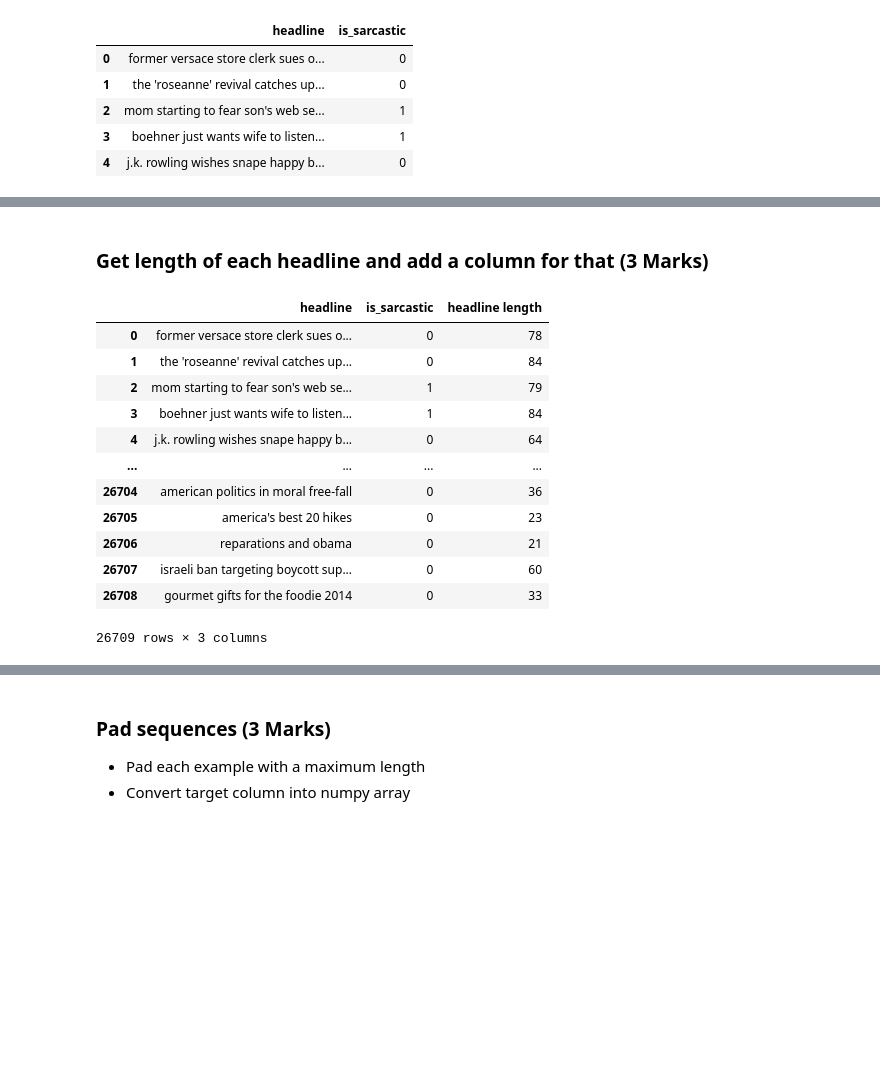
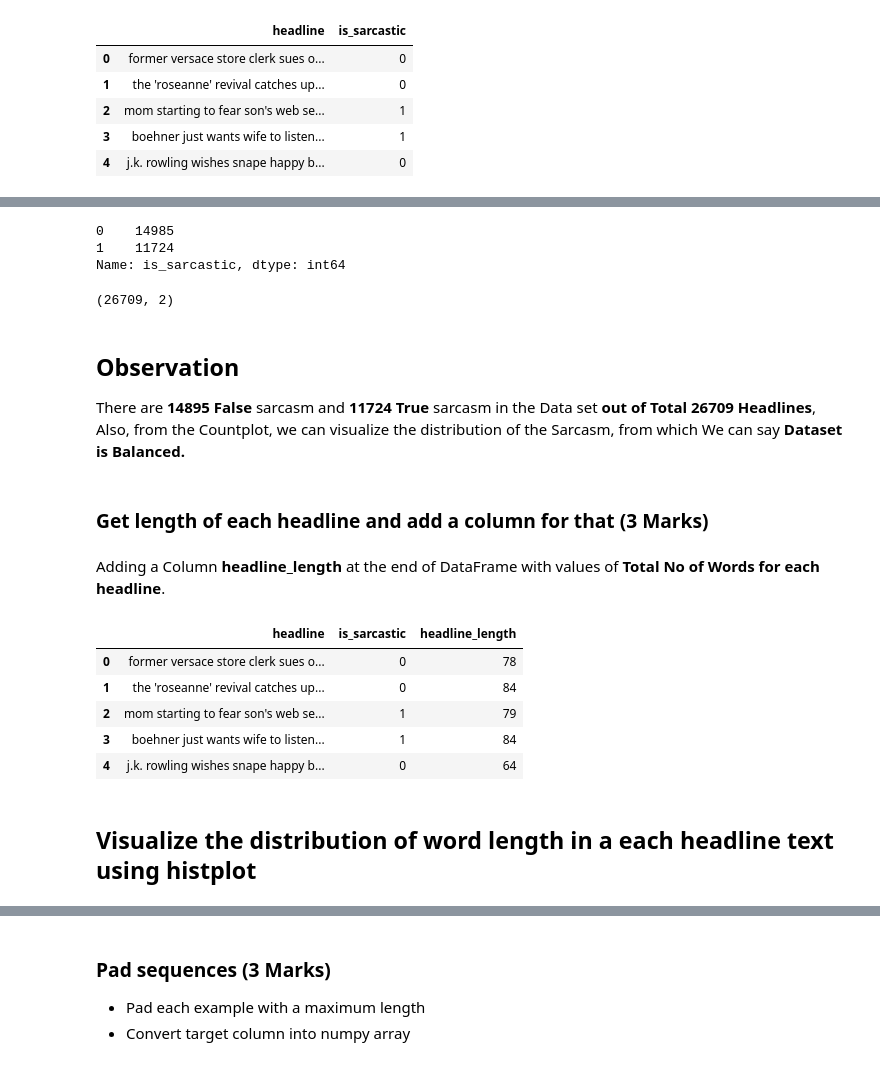
Before and after one commit to ksarkargh/AIMLOnlineDec19A, a Jupyter notebook: NLP/Questions_Project_2_Sequential_Models_in_NLP_Sarcasm_Detection_Kausik.ipynb, the cells around one changed output, grey strips where cells are left out. Saved outputs shown, nothing was run; the diff lists cells and outputs as text; code cells hidden in the pictures; blank space fills up the shorter version.

```diff
--- a/NLP/Questions_Project_2_Sequential_Models_in_NLP_Sarcasm_Detection_Kausik.ipynb
+++ b/NLP/Questions_Project_2_Sequential_Models_in_NLP_Sarcasm_Detection_Kausik.ipynb
@@ -54,19 +104,29 @@ df.head()
+# %%
+df['is_sarcastic'].value_counts()
+# %% [output]
+0    14985
+1    11724
+Name: is_sarcastic, dtype: int64
+# %%
+df.shape
+# %% [output]
+(26709, 2)
+# %% [markdown]
+## Observation
+There are **14895 False** sarcasm and **11724 True** sarcasm in the Data set **out of Total 26709 Headlines**, Also, from the Countplot, we can visualize the distribution of the Sarcasm, from which We can say **Dataset is Balanced.**
 # %% [markdown]
 ### Get length of each headline and add a column for that (3 Marks)
+# %% [markdown]
+Adding a Column **headline_length** at the end of DataFrame with values of **Total No of Words for each headline**.
 # %%
-df['headline length']=df['headline'].str.len()
-df
+df['headline_length']=df['headline'].str.len()
+df.head(5)
 # %% [output]
-|  | headline | is_sarcastic | headline length |
+|  | headline | is_sarcastic | headline_length |
 | 0 | former versace store clerk sues o... | 0 | 78 |
 | 1 | the 'roseanne' revival catches up... | 0 | 84 |
 | 2 | mom starting to fear son's web se... | 1 | 79 |
 | 3 | boehner just wants wife to listen... | 1 | 84 |
 | 4 | j.k. rowling wishes snape happy b... | 0 | 64 |
-| ... | ... | ... | ... |
-| 26704 | american politics in moral free-fall | 0 | 36 |
-| 26705 | america's best 20 hikes | 0 | 23 |
-| 26706 | reparations and obama | 0 | 21 |
-| 26707 | israeli ban targeting boycott sup... | 0 | 60 |
-| 26708 | gourmet gifts for the foodie 2014 | 0 | 33 |
-26709 rows × 3 columns
+# %% [markdown]
+## Visualize the distribution of word length in a each headline text using histplot
```
Also changed, not shown: parts of 71 cells of this notebook, 1 other file.
